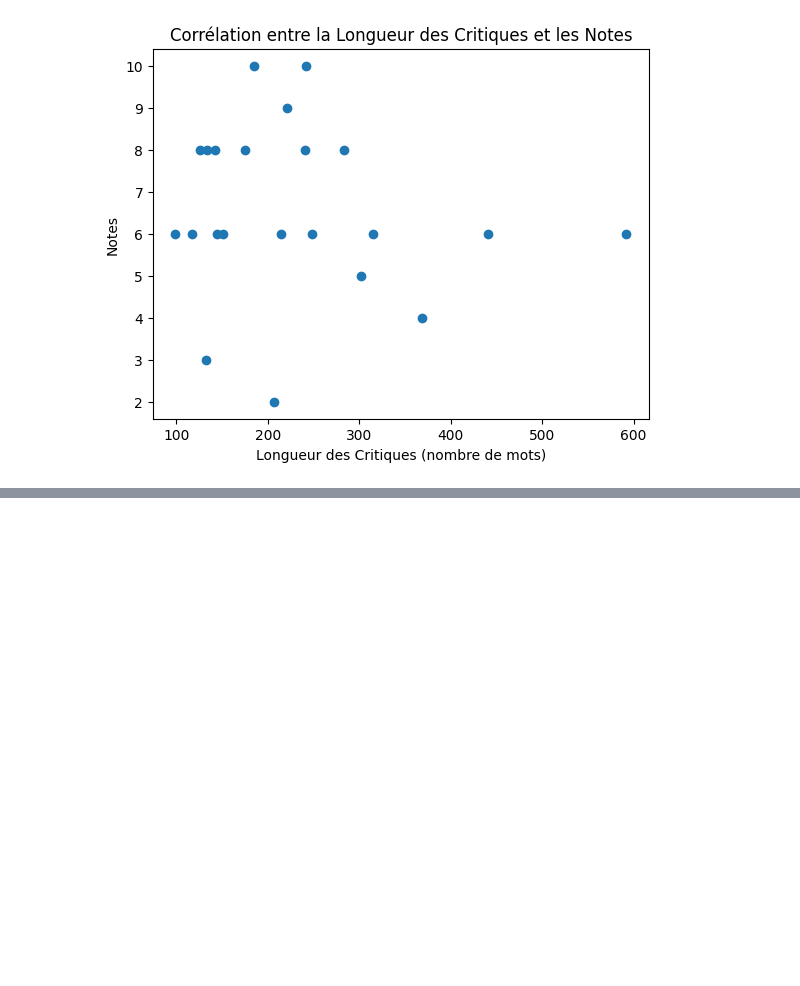
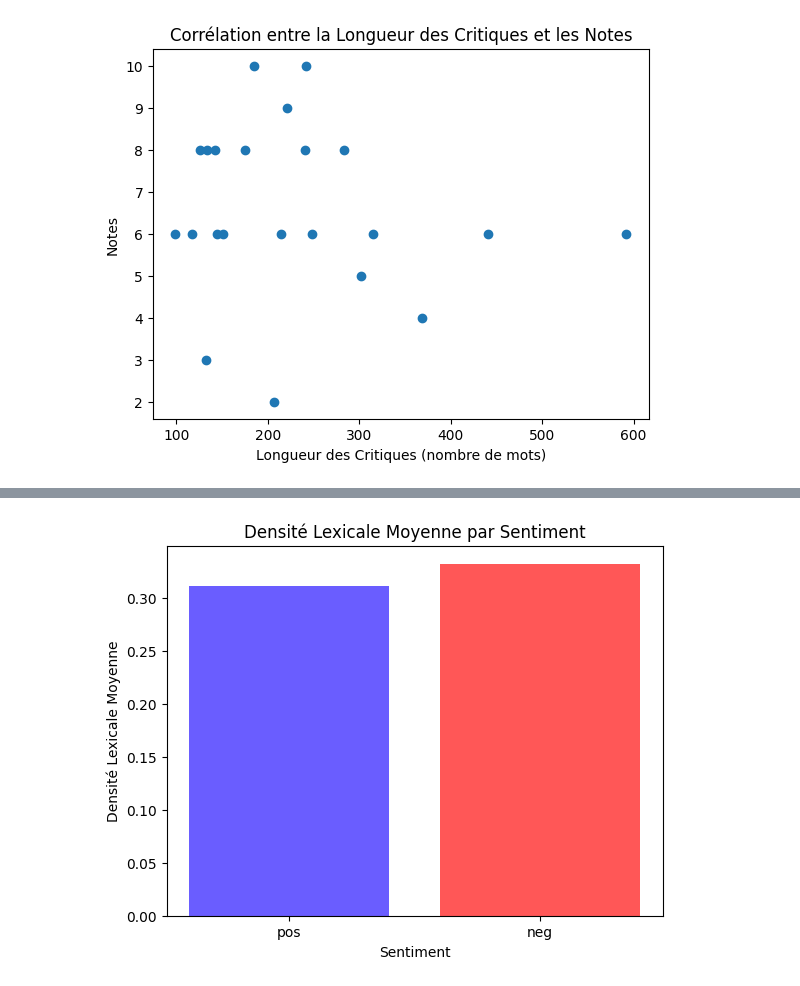
Before and after one commit to AshleyRatier/outil_traitement_corpus, a Jupyter notebook: scripts/analyse_corpus.ipynb, the cells around one changed output, grey strips where cells are left out. Drawn from its saved outputs; the diff is of its cells as text; code cells hidden in the pictures; blank space fills up the shorter version.

```diff
--- a/scripts/analyse_corpus.ipynb
+++ b/scripts/analyse_corpus.ipynb
@@ -120,0 +129,15 @@ train_data, test_data = train_test_split(data_clean, test_size=0.1, random_state
+# %%
+def diversite_lexicale(text):
+    doc = nlp(text)
+    unique_tokens = set([token.lemma_ for token in doc if not token.is_stop and not token.is_punct])
+    return len(unique_tokens) / len(doc)
+
+diversite_lexicale_pos = train_data[train_data['label'] == 'pos']['review'].apply(diversite_lexicale).mean()
+diversite_lexicale_neg = train_data[train_data['label'] == 'neg']['review'].apply(diversite_lexicale).mean()
+plt.bar(['pos', 'neg'], [diversite_lexicale_pos, diversite_lexicale_neg], color=['#6A5DFF', '#FF5757'])
+plt.title('Densité Lexicale Moyenne par Sentiment')
+plt.xlabel('Sentiment')
+plt.ylabel('Densité Lexicale Moyenne')
+plt.show()
+# %% [output]
+[figure, added]
```
Also changed, not shown: parts of 2 cells of this notebook.
